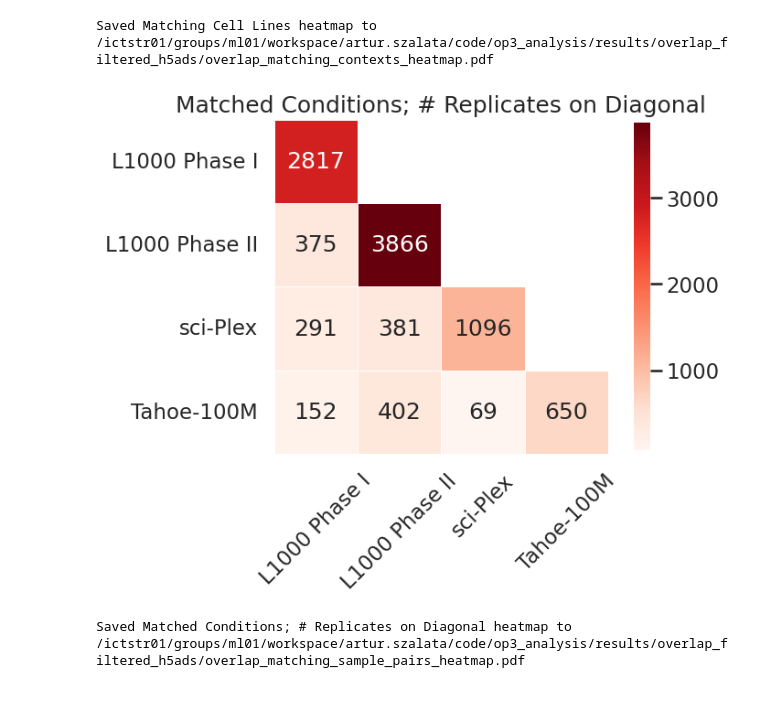
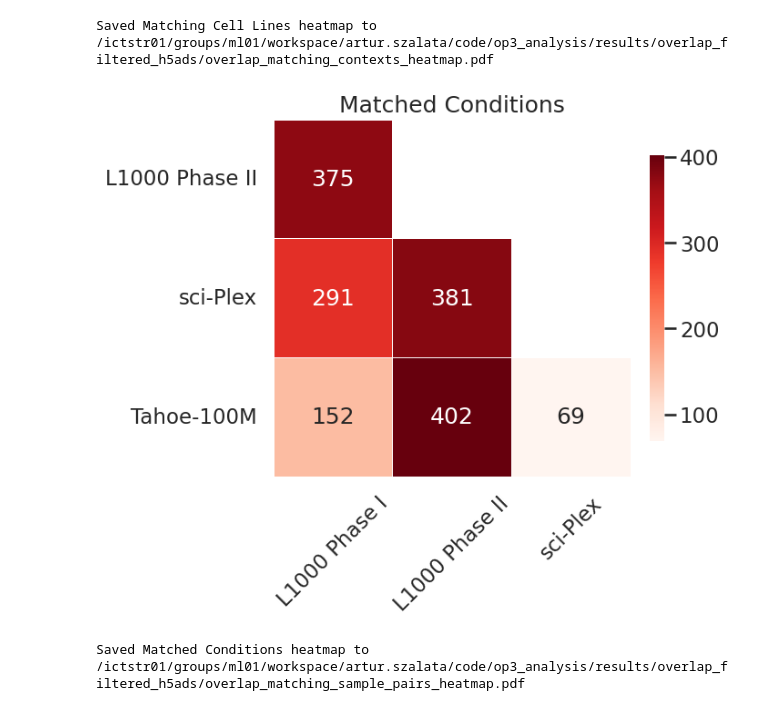
Before and after one commit to elmella/Chem-PerturBridge_analysis, a Jupyter notebook: notebooks/plot_overlap_heatmaps.ipynb, the cells around one changed output. Cells and saved outputs as stored; diff of their text form; code cells hidden in the pictures.

Commit message:
reduce matched conditions plot to remove diagonal

```diff
--- a/notebooks/plot_overlap_heatmaps.ipynb
+++ b/notebooks/plot_overlap_heatmaps.ipynb
@@ -377,9 +377,17 @@ def plot_metric_heatmap(
     title: str,
     cmap: str,
     output_path: Path,
+    *,
+    hide_diagonal: bool = False,
+    trim_obsolete_edges: bool = False,
 ) -> None:
     matrix = relabel_matrix(heatmaps[metric_key])
-    upper_triangle_mask = np.triu(np.ones(matrix.shape, dtype=bool), k=1)
+    if trim_obsolete_edges:
+        matrix = matrix.iloc[1:, :-1]
+
+    mask_offset = 0 if hide_diagonal else 1
+    upper_triangle_mask = np.triu(np.ones(matrix.shape, dtype=bool), k=mask_offset)
+
     fig, ax = plt.subplots(figsize=(6.8, 5.8), constrained_layout=True)
     sns.heatmap(
         matrix,
@@ -462,10 +470,12 @@ Saved Matching Cell Lines heatmap to /ictstr01/groups/ml01/workspace/artur.szala
 # %%
 plot_metric_heatmap(
     metric_key="n_heatmap_condition_value",
-    title="Matched Conditions; # Replicates on Diagonal",
+    title="Matched Conditions",
     cmap="Reds",
     output_path=HEATMAP_PDF_PATHS["n_heatmap_condition_value"],
+    # hide_diagonal=True,
+    trim_obsolete_edges=True,
 )
 # %% [output]
-[figure, old version]
+[figure, new version]
-Saved Matched Conditions; # Replicates on Diagonal heatmap to /ictstr01/groups/ml01/workspace/artur.szalata/code/op3_analysis/results/overlap_filtered_h5ads/overlap_matching_sample_pairs_heatmap.pdf
+Saved Matched Conditions heatmap to /ictstr01/groups/ml01/workspace/artur.szalata/code/op3_analysis/results/overlap_filtered_h5ads/overlap_matching_sample_pairs_heatmap.pdf
```
Also changed, not shown: parts of 1 cell of this notebook.
